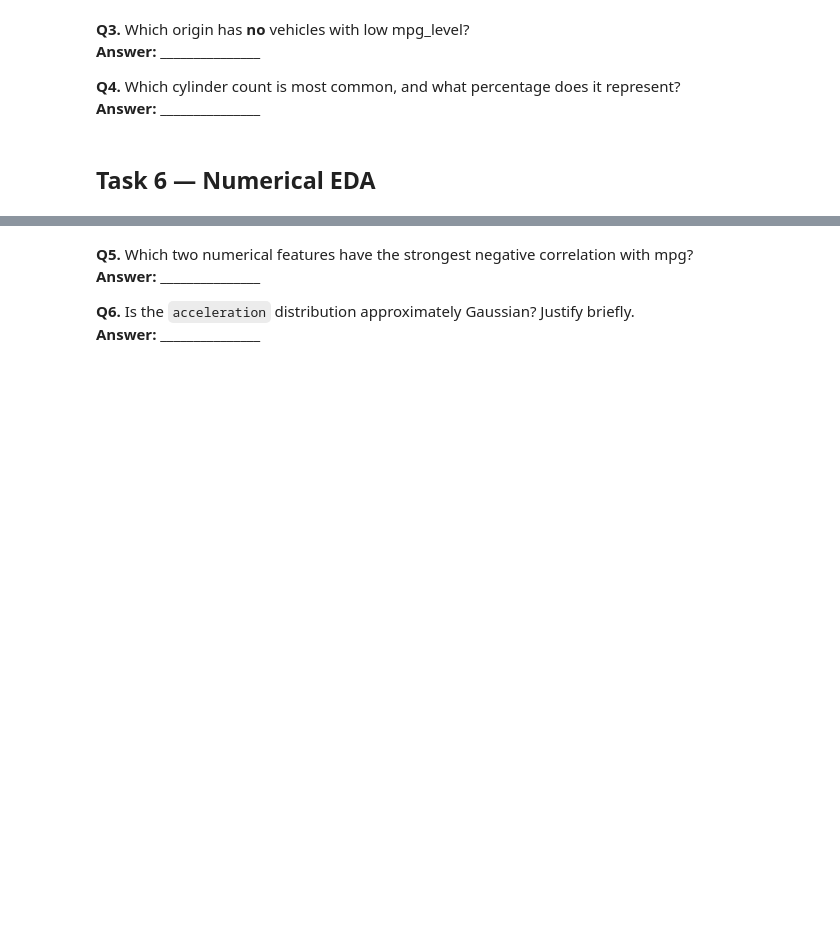
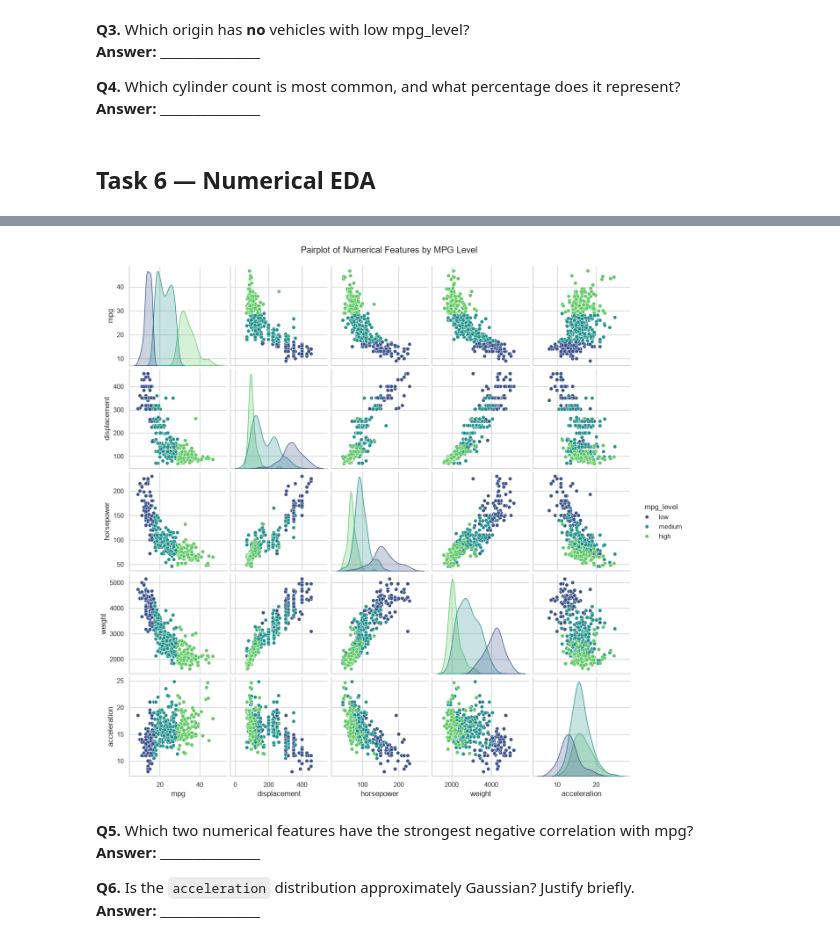
Before and after one commit to Alishahzad0098/Netsol-Tasks, a Jupyter notebook: Explotatory Data Analysis.ipynb, the cells around one changed output, grey strips where cells are left out. Saved outputs shown, nothing was run; the diff lists cells and outputs as text; code cells hidden in the pictures; blank space fills up the shorter version.

```diff
--- a/Explotatory Data Analysis.ipynb
+++ b/Explotatory Data Analysis.ipynb
@@ -317,5 +361,10 @@ def tukey_outliers(series):
 # %%
 # TODO: Create a pairplot of numerical columns, coloured by mpg_level
+sns.pairplot(df, vars=num_cols, hue='mpg_level', palette='viridis')
+plt.suptitle('Pairplot of Numerical Features by MPG Level', y=1.02) # Adjust suptitle position
+plt.show()
+# %% [output]
+[figure, added]
 # %% [markdown]
 **Q5.** Which two numerical features have the strongest negative correlation with mpg?
 **Answer:** _______________
```
Also changed, not shown: parts of 4 cells of this notebook.
